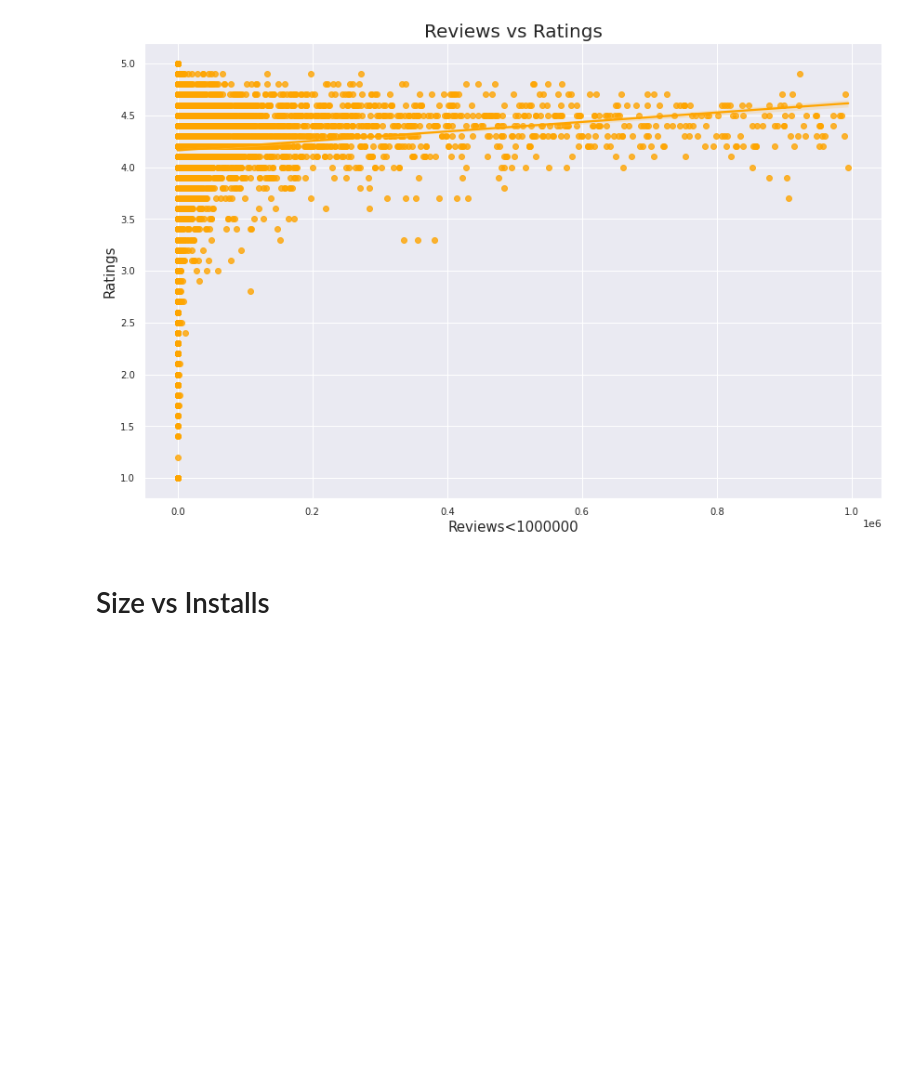
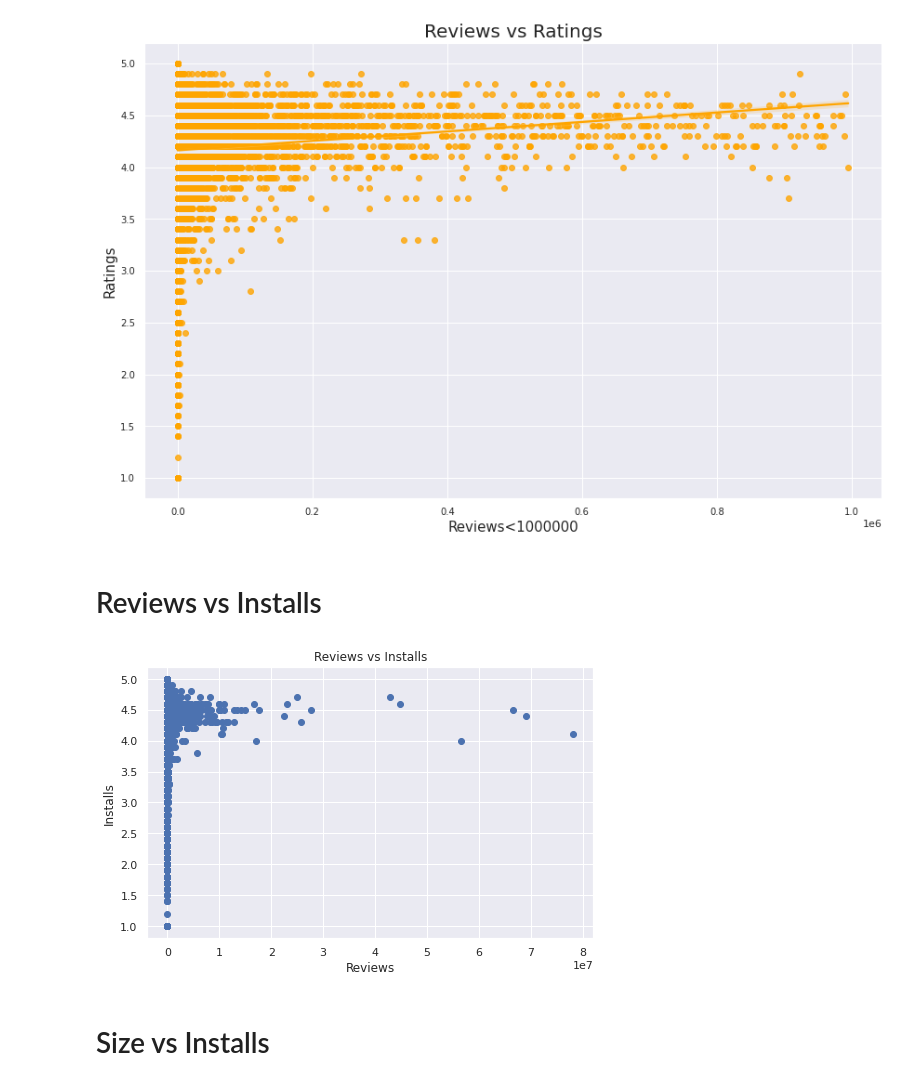
Before and after one commit to Akramkhan01/Capstone-Project-Play-Store-App-Review-Analysis, a Jupyter notebook: EDA_Play_Store_App_Review_Analysis_Capstone_Project.ipynb, the cells around one changed output. Saved outputs shown, nothing was run; the diff lists cells and outputs as text; code cells hidden in the pictures; blank space fills up the shorter version.

```diff
--- a/EDA_Play_Store_App_Review_Analysis_Capstone_Project.ipynb
+++ b/EDA_Play_Store_App_Review_Analysis_Capstone_Project.ipynb
@@ -942,6 +827,16 @@ plt.title('Reviews vs Ratings',size = 20)
 plt.tight_layout()
 # %% [output]
 [figure]
+# %% [markdown]
+# Reviews vs Installs
+# %%
+plt.scatter(google_data['Reviews'], google_data['Rating'])
+plt.title('Reviews vs Installs')
+plt.xlabel('Reviews')
+plt.ylabel('Installs')
+plt.show()
+# %% [output]
+[figure, added]
 # %% [markdown]
 # Size vs Installs
 # %%
```
Also changed, not shown: parts of 37 cells of this notebook.
